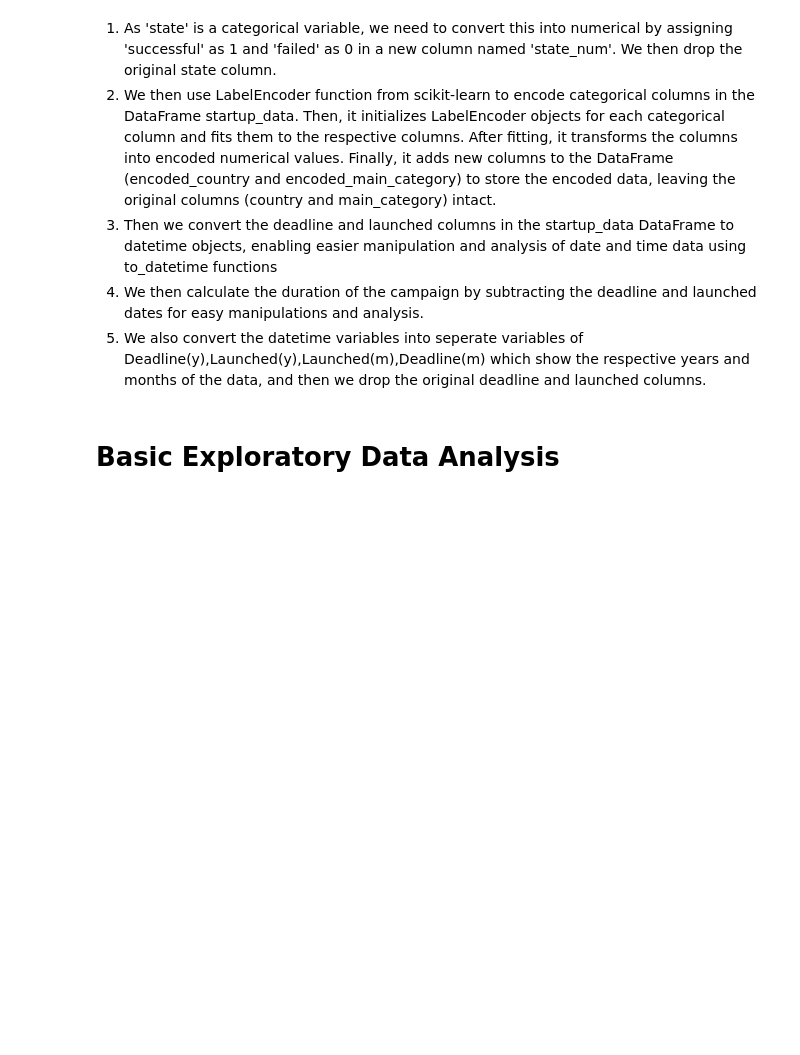
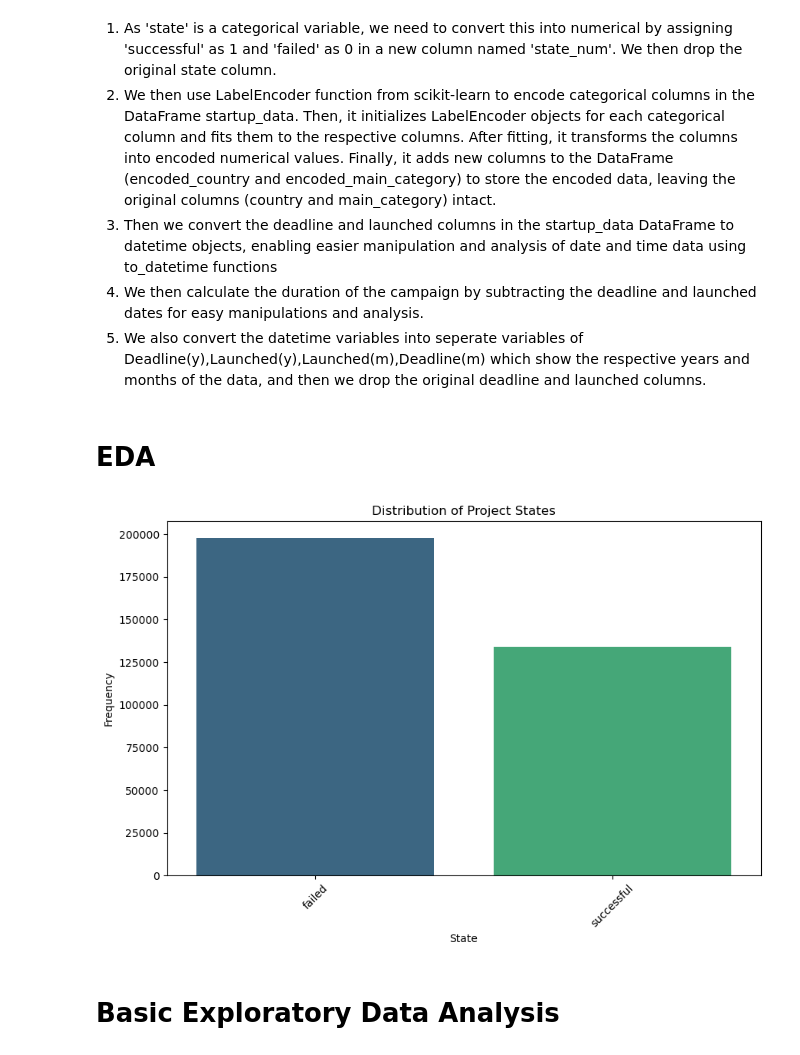
Before and after one commit to yongcake/SC1015-Project, a Jupyter notebook: Kickstarter Project Prediction.ipynb, the cells around one changed output. Drawn from its saved outputs; the diff is of its cells as text; code cells hidden in the pictures; blank space fills up the shorter version.

```diff
--- a/Kickstarter Project Prediction.ipynb
+++ b/Kickstarter Project Prediction.ipynb
@@ -180,6 +180,20 @@ startup_data
 3. Then we convert the deadline and launched columns in the startup_data DataFrame to datetime objects, enabling easier manipulation and analysis of date and time data using to_datetime functions
 4. We then calculate the duration of the campaign by subtracting the deadline and launched dates for easy manipulations and analysis.
 5. We also convert the datetime variables into seperate variables of Deadline(y),Launched(y),Launched(m),Deadline(m) which show the respective years and months of the data, and then we drop the original deadline and launched columns.
+# %% [markdown]
+# EDA
+# %%
+state_counts = startup_data['state'].value_counts()
+
+plt.figure(figsize=(10, 6))
+sns.barplot(x=state_counts.index, y=state_counts.values, palette='viridis')
+plt.title('Distribution of Project States')
+plt.xlabel('State')
+plt.ylabel('Frequency')
+plt.xticks(rotation=45)  # Rotate labels to make them readable
+plt.show()
+# %% [output]
+[figure, added]
 # %% [markdown]
 # Basic Exploratory Data Analysis
 # %% [markdown]
```
Also changed, not shown: parts of 19 cells of this notebook.
